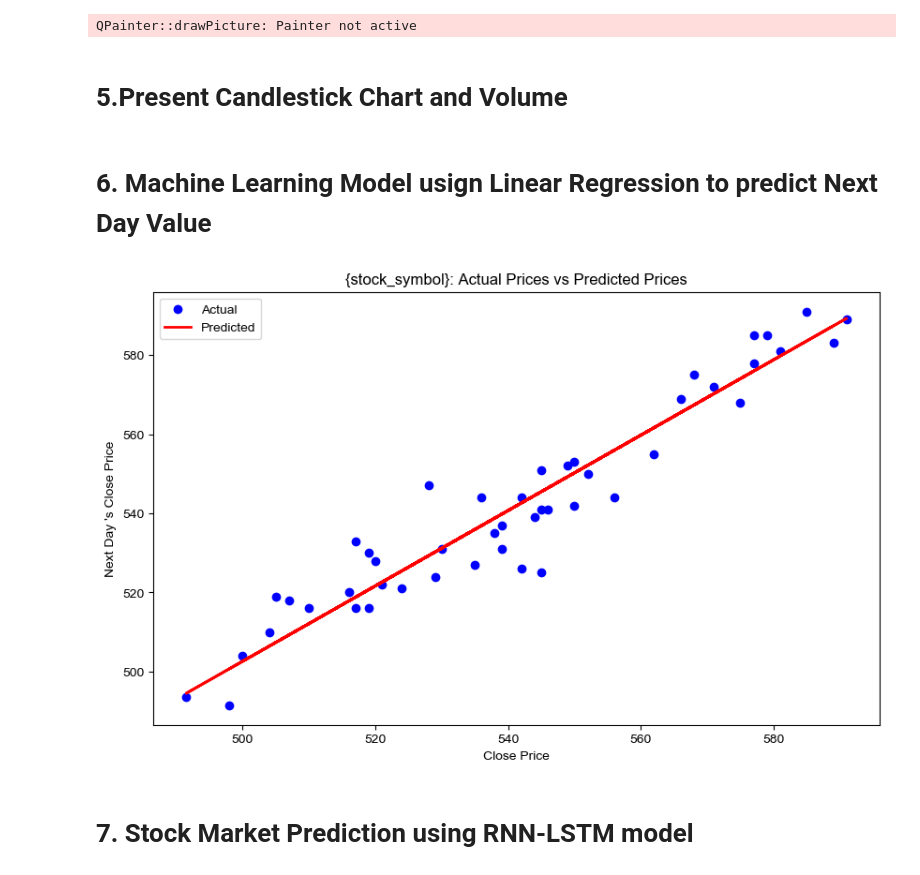
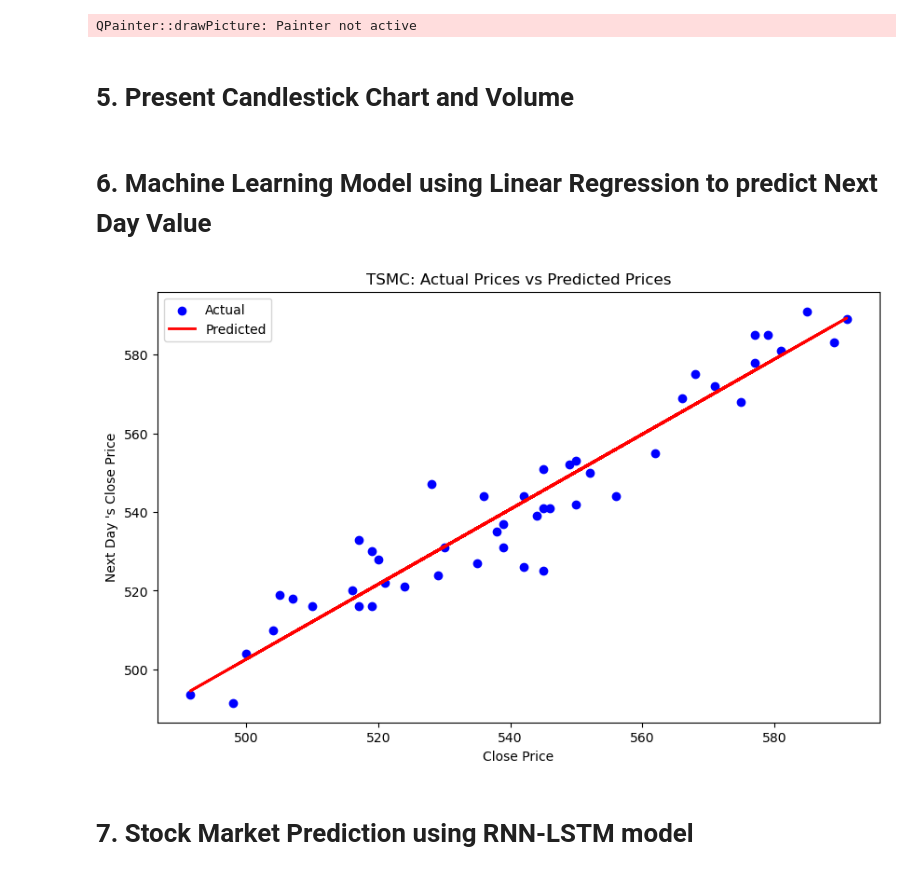
Before and after one commit to kuanhunglingary/data-visualization, a Jupyter notebook: stockViaFinmind.ipynb, the cells around one changed output. Drawn from its saved outputs; the diff is of its cells as text; code cells hidden in the pictures.

```diff
--- a/stockViaFinmind.ipynb
+++ b/stockViaFinmind.ipynb
@@ -262,7 +262,7 @@ fig = go.Figure(data=[go.Candlestick(x=df['date'],
 
 fig.show()
 # %% [markdown]
-# 5.Present Candlestick Chart and Volume
+# 5. Present Candlestick Chart and Volume
 # %%
 import plotly.graph_objects as go
 from plotly.subplots import make_subplots
@@ -282,12 +282,13 @@ fig.add_trace(go.Bar(x=df['date'], y=df['Trading_Volume'], name="Volume"), row=2
 fig.update_layout(xaxis_rangeslider_visible=False, title_text="TSMC")
 fig.show()
 # %% [markdown]
-# 6. Machine Learning Model usign Linear Regression to predict Next Day Value
+# 6. Machine Learning Model using Linear Regression to predict Next Day Value
 # %%
 # import necessary Libraries
 from sklearn.model_selection import train_test_split
 from sklearn.linear_model import LinearRegression
 import matplotlib.pyplot as plt
+import pandas as pd
 
 data = pd.read_csv("./tsmc2023.csv")
 
@@ -300,35 +301,35 @@ data['Next close'] = data['close'].shift(-1)
 # Drop the Last row (NaN) becasue there's no next day's data
 data = data.dropna()
 
 # Create features (X) and target (Y)
 x = data[['close']].values
 y = data[['Next close']].values
 
 # Split the data into training and testing sets
 x_train, x_test, y_train, y_test = train_test_split(x,y,test_size=0.2,random_state=250)
 
 # Create a linear regression model
 model = LinearRegression()
 model.fit(x_train, y_train)
 
 # Fit the model on the test data
 y_pred = model.predict(x_test)
 
 # Visualize the actual price and predicted price
 plt.figure(figsize=(10,6))
 
 # Adjust transparency and color
 plt.scatter(x_test,y_test,color='blue',label='Actual')
 plt.plot(x_test,y_pred,color='red',linewidth=2, label='Predicted')
 
 # Adjust transparency and color
-plt.title("{stock_symbol}: Actual Prices vs Predicted Prices")
+plt.title("TSMC: Actual Prices vs Predicted Prices")
 plt.xlabel("Close Price")
 plt.ylabel("Next Day \'s Close Price")
 plt.legend()
 plt.show()
 # %% [output]
-[figure, old version]
+[figure, new version]
 # %% [markdown]
 # 7. Stock Market Prediction using RNN-LSTM model
 # %%
```
